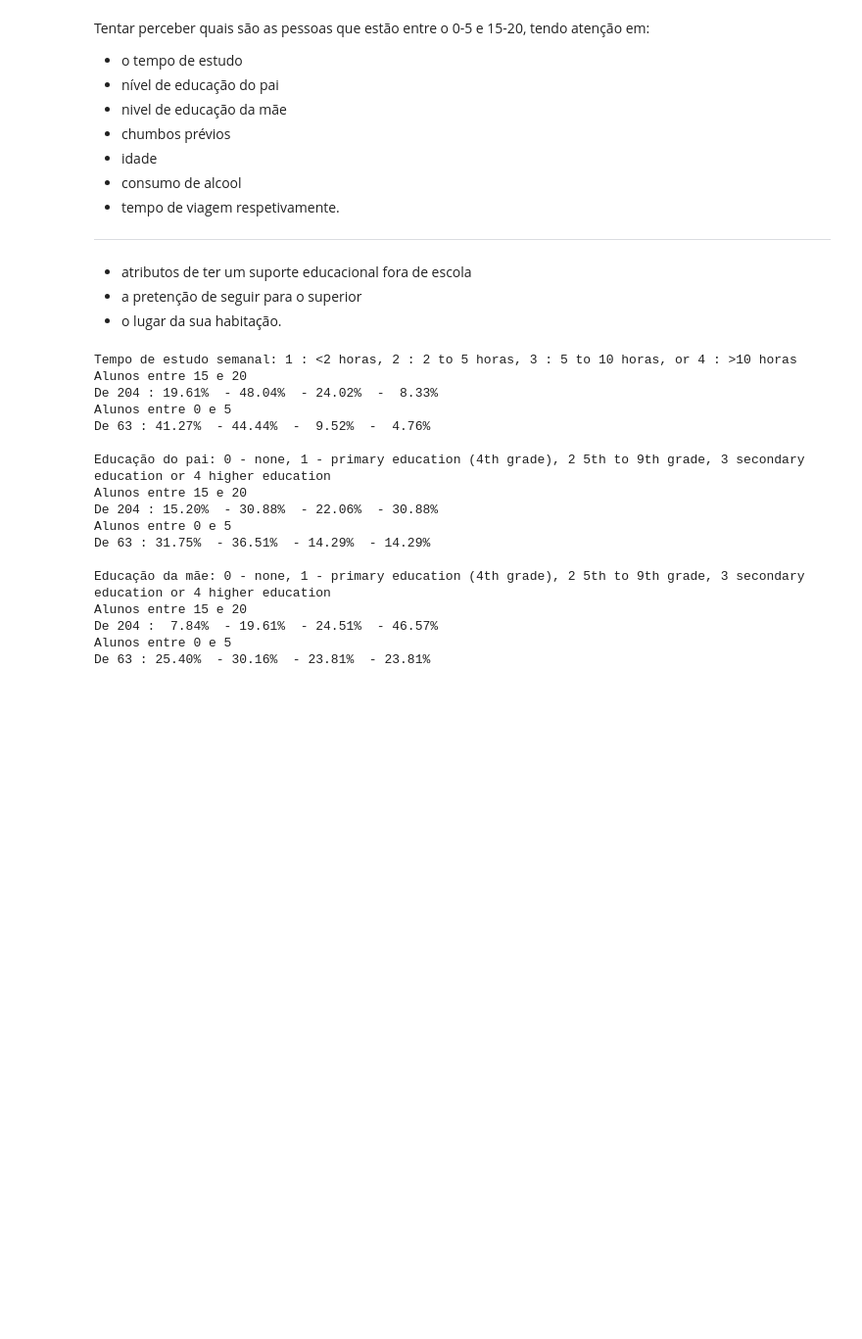
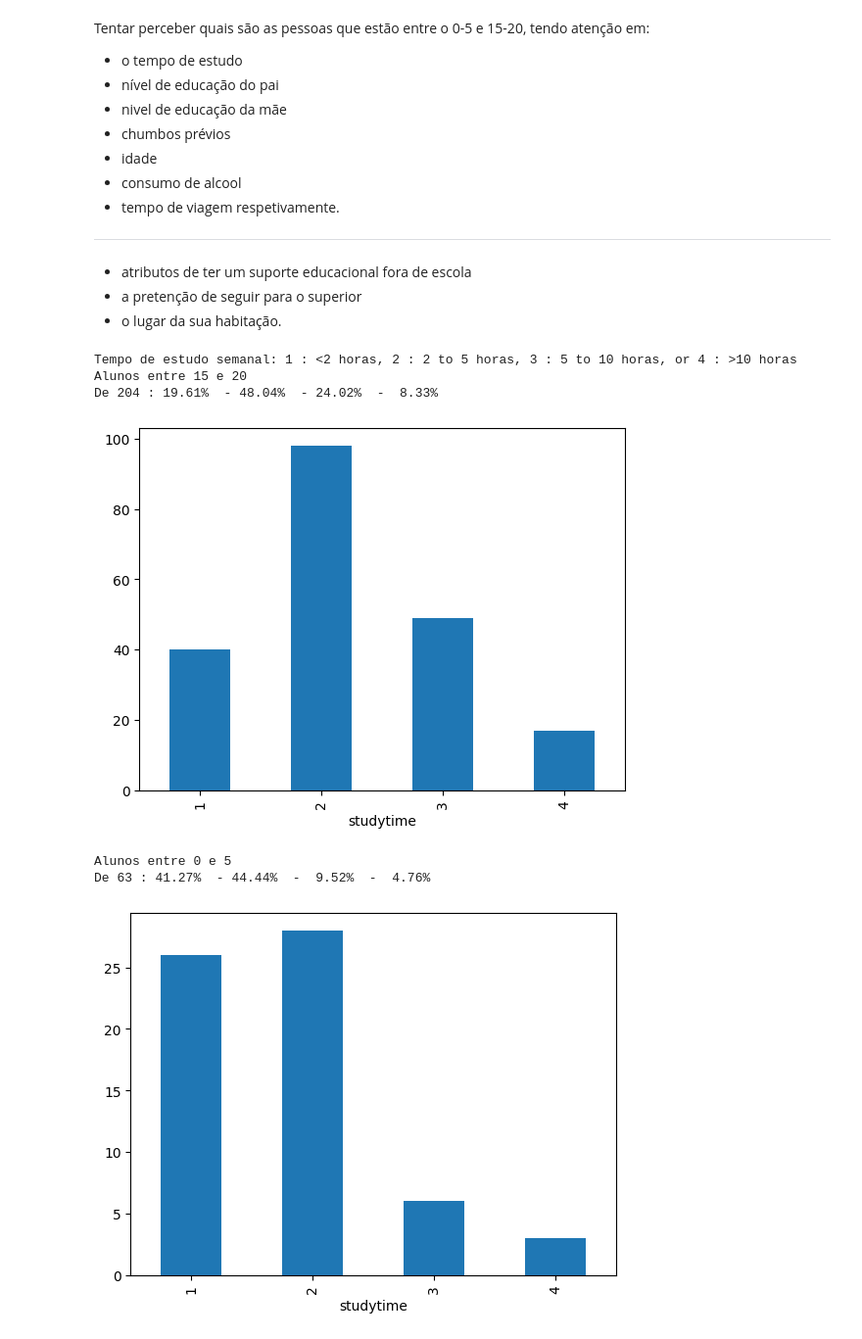
Before and after one commit to leosousa200/SGDAnalysis, a Jupyter notebook: analysis.ipynb, the cells around one changed output. Shown at 98% size. Cells and saved outputs as stored; diff of their text form; code cells hidden in the pictures; blank space fills up the shorter version.

```diff
--- a/analysis.ipynb
+++ b/analysis.ipynb
@@ -227,78 +230,39 @@ Tentar perceber quais são as pessoas que estão entre o 0-5 e 15-20, tendo aten
 # %%
 students_0_5 = student_grades_fragment.loc[student_grades_fragment['Grades'] == '0-5']
 students_15_20 = student_grades_fragment.loc[student_grades_fragment['Grades'] == '15-20']
 
 nr_0_5 = len(students_0_5)
 nr_15_20 = len(students_15_20)
 
 # studytime - weekly study time (numeric: 1 - <2 hours, 2 - 2 to 5 hours, 3 - 5 to 10 hours, or 4 - >10 hours)
 students_15_20_study_1 = students_15_20.loc[students_15_20['studytime'] == 1]
 students_15_20_study_2 = students_15_20.loc[students_15_20['studytime'] == 2]
 students_15_20_study_3 = students_15_20.loc[students_15_20['studytime'] == 3]
 students_15_20_study_4 = students_15_20.loc[students_15_20['studytime'] == 4]
 print("Tempo de estudo semanal: 1 : <2 horas, 2 : 2 to 5 horas, 3 : 5 to 10 horas, or 4 : >10 horas")
 print("Alunos entre 15 e 20")
 print("De",nr_15_20, ":","{:5.2f}%".format(len(students_15_20_study_1)/nr_15_20*100), " -","{:5.2f}%".format(len(students_15_20_study_2)/nr_15_20*100), " -","{:5.2f}%".format(len(students_15_20_study_3)/nr_15_20*100), " -","{:5.2f}%".format(len(students_15_20_study_4)/nr_15_20*100))
 
+students_15_20['studytime'].value_counts().sort_index().plot(kind="bar")
+plt.show()
 
 students_0_5_study_1 = students_0_5.loc[students_0_5['studytime'] == 1]
 students_0_5_study_2 = students_0_5.loc[students_0_5['studytime'] == 2]
 students_0_5_study_3 = students_0_5.loc[students_0_5['studytime'] == 3]
 students_0_5_study_4 = students_0_5.loc[students_0_5['studytime'] == 4]
+label_order = ['1', '2', '3', '4']
+
+
+
 print("Alunos entre 0 e 5")
 print("De",nr_0_5, ":","{:5.2f}%".format(len(students_0_5_study_1)/nr_0_5*100), " -","{:5.2f}%".format(len(students_0_5_study_2)/nr_0_5*100), " -","{:5.2f}%".format(len(students_0_5_study_3)/nr_0_5*100), " -","{:5.2f}%".format(len(students_0_5_study_4)/nr_0_5*100))
-
-# -------------------------------------------------------------------------------
-# Fedu father's education (numeric: 0 - none, 1 - primary education (4th grade), 2 â€“ 5th to 9th grade, 3 â€“ secondary education or 4 â€“ higher education)
-
-students_15_20_fedu_1 = students_15_20.loc[students_15_20['Fedu'] == 1]
-students_15_20_fedu_2 = students_15_20.loc[students_15_20['Fedu'] == 2]
-students_15_20_fedu_3 = students_15_20.loc[students_15_20['Fedu'] == 3]
-students_15_20_fedu_4 = students_15_20.loc[students_15_20['Fedu'] == 4]
-print("\nEducação do pai: 0 - none, 1 - primary education (4th grade), 2 5th to 9th grade, 3 secondary education or 4 higher education")
-print("Alunos entre 15 e 20")
-print("De",nr_15_20, ":","{:5.2f}%".format(len(students_15_20_fedu_1)/nr_15_20*100), " -","{:5.2f}%".format(len(students_15_20_fedu_2)/nr_15_20*100), " -","{:5.2f}%".format(len(students_15_20_fedu_3)/nr_15_20*100), " -","{:5.2f}%".format(len(students_15_20_fedu_4)/nr_15_20*100))
-
-students_0_5_fedu_1 = students_0_5.loc[students_0_5['Fedu'] == 1]
-students_0_5_fedu_2 = students_0_5.loc[students_0_5['Fedu'] == 2]
-students_0_5_fedu_3 = students_0_5.loc[students_0_5['Fedu'] == 3]
-students_0_5_fedu_4 = students_0_5.loc[students_0_5['Fedu'] == 3]
-print("Alunos entre 0 e 5")
-print("De",nr_0_5, ":","{:5.2f}%".format(len(students_0_5_fedu_1)/nr_0_5*100), " -","{:5.2f}%".format(len(students_0_5_fedu_2)/nr_0_5*100), " -","{:5.2f}%".format(len(students_0_5_fedu_3)/nr_0_5*100), " -","{:5.2f}%".format(len(students_0_5_fedu_4)/nr_0_5*100))
-
-
-# -------------------------------------------------------------------------------
-# Medu mother's education (numeric: 0 - none, 1 - primary education (4th grade), 2 â€“ 5th to 9th grade, 3 â€“ secondary education or 4 â€“ higher education)
-
-students_15_20_medu_1 = students_15_20.loc[students_15_20['Medu'] == 1]
-students_15_20_medu_2 = students_15_20.loc[students_15_20['Medu'] == 2]
-students_15_20_medu_3 = students_15_20.loc[students_15_20['Medu'] == 3]
-students_15_20_medu_4 = students_15_20.loc[students_15_20['Medu'] == 4]
-print("\nEducação da mãe: 0 - none, 1 - primary education (4th grade), 2 5th to 9th grade, 3 secondary education or 4 higher education")
-print("Alunos entre 15 e 20")
-print("De",nr_15_20, ":","{:5.2f}%".format(len(students_15_20_medu_1)/nr_15_20*100), " -","{:5.2f}%".format(len(students_15_20_medu_2)/nr_15_20*100), " -","{:5.2f}%".format(len(students_15_20_medu_3)/nr_15_20*100), " -","{:5.2f}%".format(len(students_15_20_medu_4)/nr_15_20*100))
-
-students_0_5_medu_1 = students_0_5.loc[students_0_5['Medu'] == 1]
-students_0_5_medu_2 = students_0_5.loc[students_0_5['Medu'] == 2]
-students_0_5_medu_3 = students_0_5.loc[students_0_5['Medu'] == 3]
-students_0_5_medu_4 = students_0_5.loc[students_0_5['Medu'] == 3]
-print("Alunos entre 0 e 5")
-print("De",nr_0_5, ":","{:5.2f}%".format(len(students_0_5_medu_1)/nr_0_5*100), " -","{:5.2f}%".format(len(students_0_5_medu_2)/nr_0_5*100), " -","{:5.2f}%".format(len(students_0_5_medu_3)/nr_0_5*100), " -","{:5.2f}%".format(len(students_0_5_medu_4)/nr_0_5*100))
+students_0_5['studytime'].value_counts().sort_index().plot(kind="bar")
+plt.show()
 # %% [output]
 Tempo de estudo semanal: 1 : <2 horas, 2 : 2 to 5 horas, 3 : 5 to 10 horas, or 4 : >10 horas
 Alunos entre 15 e 20
 De 204 : 19.61%  - 48.04%  - 24.02%  -  8.33%
-Alunos entre 0 e 5
-De 63 : 41.27%  - 44.44%  -  9.52%  -  4.76%
-
-Educação do pai: 0 - none, 1 - primary education (4th grade), 2 5th to 9th grade, 3 secondary education or 4 higher education
-Alunos entre 15 e 20
-De 204 : 15.20%  - 30.88%  - 22.06%  - 30.88%
-Alunos entre 0 e 5
-De 63 : 31.75%  - 36.51%  - 14.29%  - 14.29%
-
-Educação da mãe: 0 - none, 1 - primary education (4th grade), 2 5th to 9th grade, 3 secondary education or 4 higher education
-Alunos entre 15 e 20
-De 204 :  7.84%  - 19.61%  - 24.51%  - 46.57%
-Alunos entre 0 e 5
-De 63 : 25.40%  - 30.16%  - 23.81%  - 23.81%
+[figure, added]
+Alunos entre 0 e 5
+De 63 : 41.27%  - 44.44%  -  9.52%  -  4.76%
+[figure, added]
```
Also changed, not shown: parts of 7 cells of this notebook.
